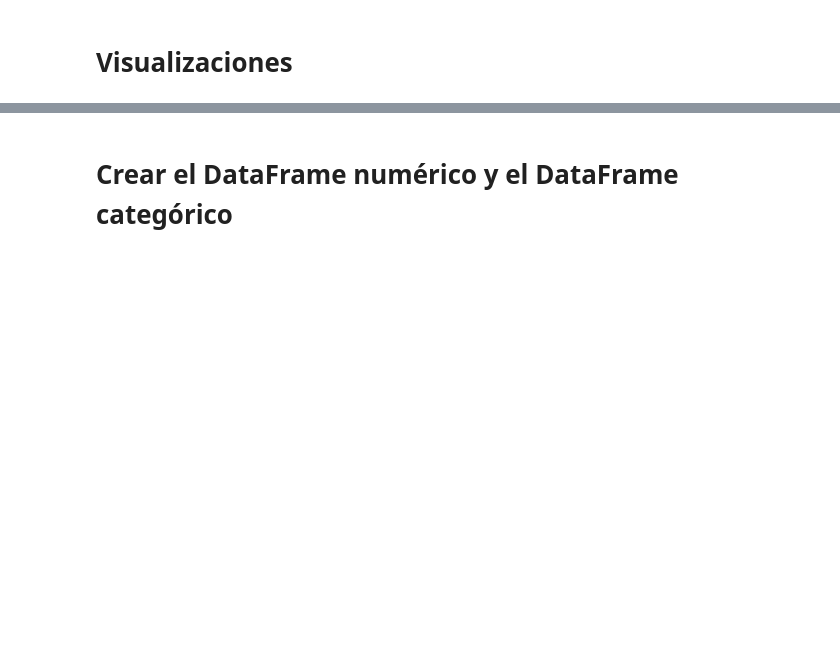
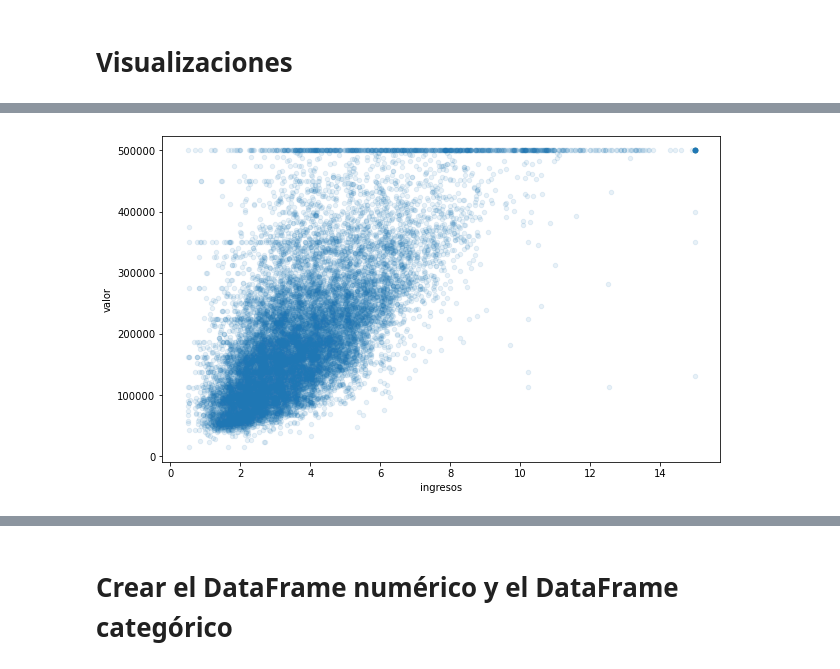
Before and after one commit to marco-canas/encuentra_tu_persona_vitamina, a Jupyter notebook: classes/class_18/class_18_pipeline_linear_regression.ipynb, the cells around one changed output, grey strips where cells are left out. Drawn from its saved outputs; the diff is of its cells as text; code cells hidden in the pictures; blank space fills up the shorter version.

```diff
--- a/classes/class_18/class_18_pipeline_linear_regression.ipynb
+++ b/classes/class_18/class_18_pipeline_linear_regression.ipynb
@@ -98,0 +143,6 @@ Name: valor, dtype: float64
+# %%
+v.plot(kind="scatter", x='ingresos', y='valor', alpha=0.1, figsize = (10,6))
+
+plt.show()
+# %% [output]
+[figure, added]
```
Also changed, not shown: parts of 47 cells of this notebook.
